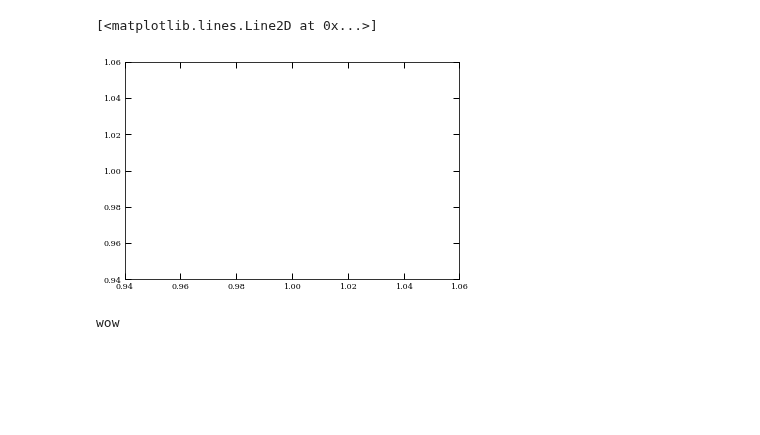
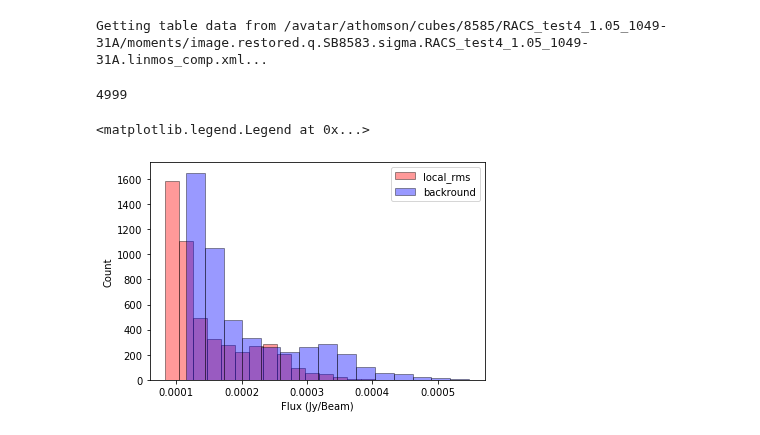
Before and after one commit to AlecThomson/arrakis, a Jupyter notebook: notebooks/polhist.ipynb, the cells around one changed output. Cells and saved outputs as stored; diff of their text form; code cells hidden in the pictures; blank space fills up the shorter version.

```diff
--- a/notebooks/polhist.ipynb
+++ b/notebooks/polhist.ipynb
@@ -4,10 +5,8 @@ import matplotlib.pyplot as plt
-# %%
-plt.figure()
-plt.plot(1,1)
-# %% [output]
-[<matplotlib.lines.Line2D at 0x...>]
-[figure, removed]
-# %%
-print('wow')
-# %% [output]
-wow
+# %%
+tab, name = gettable('/avatar/athomson/cubes/8585/RACS_test4_1.05_1049-31A/moments', 'q*sigma*linmos_comp')
+# %% [output]
+Getting table data from /avatar/athomson/cubes/8585/RACS_test4_1.05_1049-31A/moments/image.restored.q.SB8583.sigma.RACS_test4_1.05_1049-31A.linmos_comp.xml...
+# %%
+len(tab)
+# %% [output]
+4999
@@ -13,0 +15,15 @@ wow
+# %%
+plt.figure()
+sns.distplot(tab['local_rms'], hist=True, kde=False, bins = 15, color = 'red',
+             hist_kws={'edgecolor':'black'},
+             kde_kws={'linewidth': 4}, label='local_rms')
+sns.distplot(tab['background'], hist=True, kde=False, bins = 15, color = 'blue',
+             hist_kws={'edgecolor':'black'},
+             kde_kws={'linewidth': 4}, label='backround')
+
+plt.xlabel('Flux (Jy/Beam)')
+plt.ylabel('Count')
+plt.legend()
+# %% [output]
+<matplotlib.legend.Legend at 0x...>
+[figure, added]
```
Also changed, not shown: parts of 12 cells of this notebook, 7 other files.
